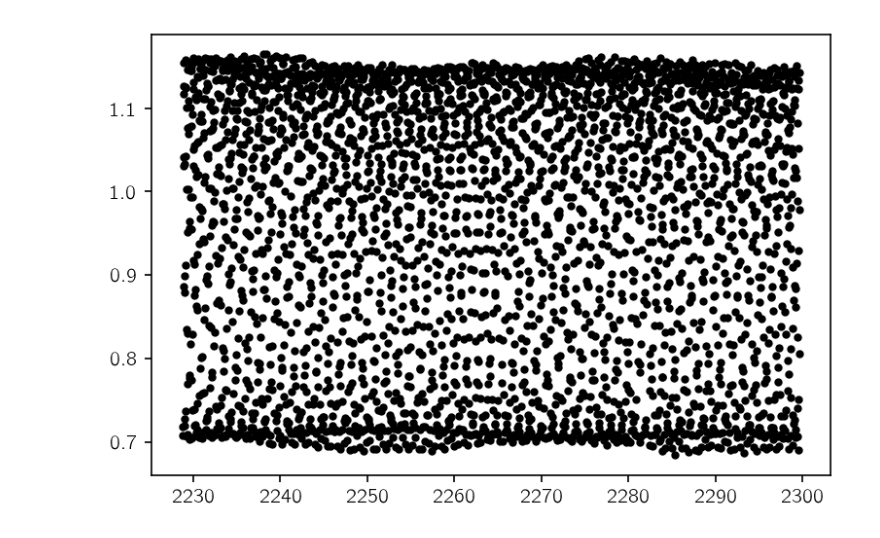
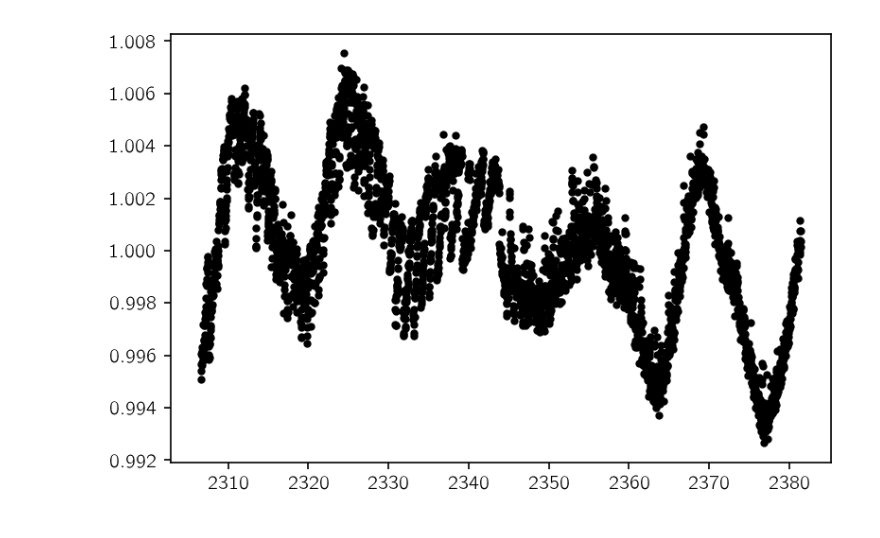
Before and after one commit to dfm/rotate, a Jupyter notebook: new-everest.ipynb, the cells around one changed output. Saved outputs shown, nothing was run; the diff lists cells and outputs as text; code cells hidden in the pictures.

```diff
--- a/new-everest.ipynb
+++ b/new-everest.ipynb
@@ -9,35 +9,52 @@ import numpy as np
 import matplotlib.pyplot as plt
 # %%
 import everest
+# %%
+def sigma_clip(f, nsig=5):
+    f = everest.math.SavGol(f)
+    mu = np.median(f)
+    std = np.sqrt(np.median((f - mu)**2))
+    return np.abs(f - mu) < nsig*std
 # %%
-star = everest.Everest(210771656, quiet=True)
+star = everest.Everest(211999343, quiet=True)
+# star = everest.Everest(205924614, quiet=True)
+# star = everest.Everest(206125618, quiet=True)   # Long period
+# star = everest.Everest(212357477, quiet=True)
+# star = everest.Everest(211383821, quiet=True)   # insanity
+# star = everest.Everest(205050711, quiet=True)
+# star = everest.Everest(201713348, quiet=True)     # Planet host
+# star = everest.Everest(201324549, quiet=True)     # Rotation?
+# star = everest.Everest(206105536, quiet=True)     # rrl; better
+# star = everest.Everest(210771656, quiet=True)
 # star = everest.Everest(205625849, quiet=True)     # rrl; not awesome
 # star = everest.Everest(205117205, quiet=True)     # rotation
 # star = everest.Everest(211836369, quiet=True)     # quiet
 t = star.apply_mask(star.time)
 F = star.apply_mask(star.fpix)
 # fdet = star.apply_mask(star.flux)
 
 # Find the outliers
 fsap = np.sum(F, axis = 1)
-f = everest.math.SavGol(fsap)
-M = np.nanmedian(f)
-MAD = 1.4826 * np.nanmedian(np.abs(f - M))
-out = (f > M + 5 * MAD) | (f < M - 5 * MAD)
+# f = everest.math.SavGol(fsap)
+# M = np.nanmedian(f)
+# MAD = 1.4826 * np.nanmedian(np.abs(f - M))
+# out = (f > M + 5 * MAD) | (f < M - 5 * MAD)
+mask = sigma_clip(fsap)
+# mask[:500] = False
 
 # Apply the cut
-t = np.array(t[~out])
-fsap = np.array(fsap[~out])
-F = np.array(F[~out,:])
-# fdet = np.array(fdet[~out])
+t = np.array(t[mask])
+fsap = np.array(fsap[mask])
+F = np.array(F[mask, :])
+# fdet = np.array(fdet[mask])
 
 # Normalize
 med = np.median(fsap)
 fsap /= med
 F /= med
 # fdet /= med
 
 # Plot
 plt.plot(t, fsap, 'k.');
 # %% [output]
-[figure, old version]
+[figure, new version]
```
Also changed, not shown: parts of 29 cells of this notebook, 1 other file.
